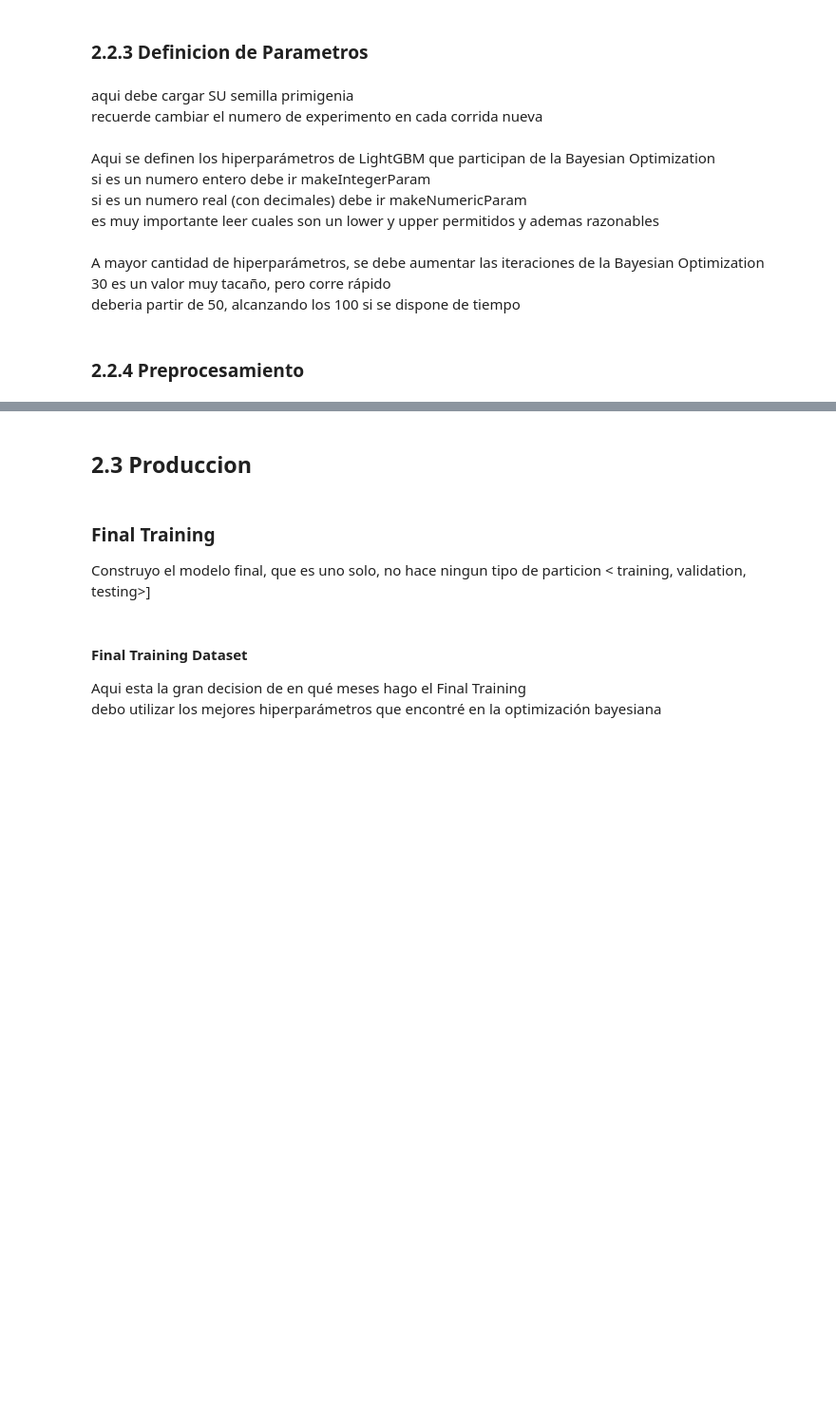
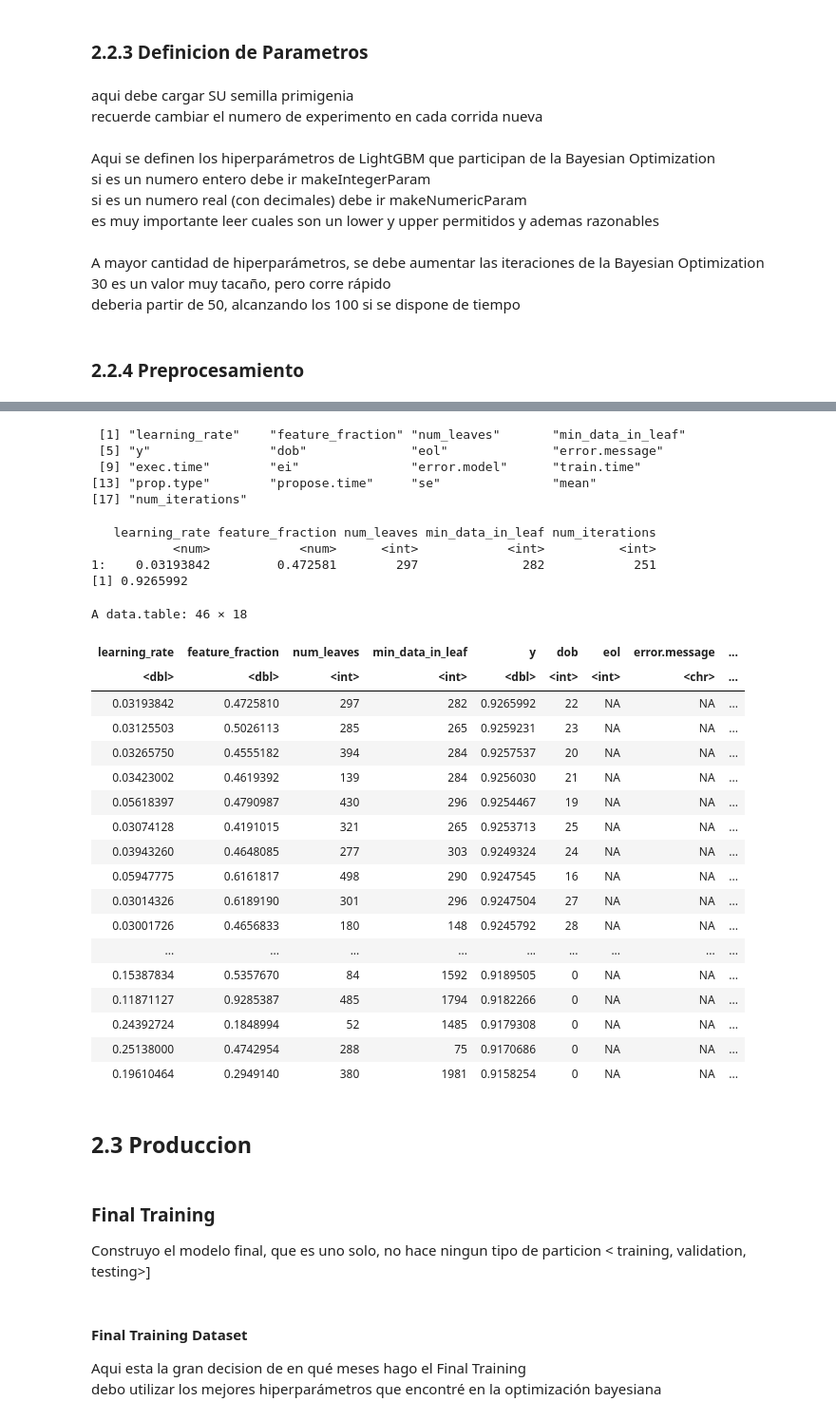
Before and after one commit to tomasroel/dmeyf2026, a Jupyter notebook: ensembles/z494_tareahogar_04_Trabajado_TR.ipynb, the cells around one changed output, grey strips where cells are left out. Shown at 95% size. Saved outputs shown, nothing was run; the diff lists cells and outputs as text; code cells hidden in the pictures; blank space fills up the shorter version.

```diff
--- a/ensembles/z494_tareahogar_04_Trabajado_TR.ipynb
+++ b/ensembles/z494_tareahogar_04_Trabajado_TR.ipynb
@@ -198,7 +275,7 @@ aqui debe cargar SU semilla primigenia
 # %%
 PARAM <- list()
 PARAM$experimento <- 4940
-PARAM$semilla_primigenia <- 290497
+PARAM$semilla_primigenia <- 911341
 # %%
 # training y future
 PARAM$train <- c(202104)
@@ -248,7 +325,8 @@ PARAM$lgbm$param_fijos <-  list(
 
   extra_trees= FALSE,
 
-  num_iterations= 1200,
+  early_stopping_rounds= 200L,   # Early Stopping. Nuevo, agregado. Frena el algoritmo si pasan 200 rondas sin mejorar el AUC
+  num_iterations= 2048L,         # <- funciona como techo. No siempre se hacen esta cantidad de iteraciones.
   learning_rate= 0.02,
   feature_fraction= 0.5,
   num_leaves= 750,
@@ -262,11 +340,10 @@ Aqui se definen los hiperparámetros de LightGBM que participan de la Bayesian O
 # %%
 # Aqui se cargan los bordes de los hiperparametros de la BO
 PARAM$hypeparametertuning$hs <- makeParamSet(
-  makeIntegerParam("num_iterations", lower= 8L, upper= 2048L),
-  makeNumericParam("learning_rate", lower= 0.01, upper= 0.3),
+  makeNumericParam("learning_rate", lower= 0.03, upper= 0.3),
   makeNumericParam("feature_fraction", lower= 0.1, upper= 1.0),
-  makeIntegerParam("num_leaves", lower= 8L, upper= 2048L),
-  makeIntegerParam("min_data_in_leaf", lower= 1L, upper= 8000L)
+  makeIntegerParam("num_leaves", lower= 8L, upper= 512L),
+  makeIntegerParam("min_data_in_leaf", lower= 20L, upper= 2000L)
 )
 # %% [markdown]
 A mayor cantidad de hiperparámetros, se debe aumentar las iteraciones de la Bayesian Optimization
@@ -385,10 +467,8 @@ ncol(dtrain)
 
 EstimarGanancia_AUC_lightgbm <- function(x) {
 
-  # x pisa (o agrega) a param_fijos
   param_completo <- modifyList(PARAM$lgbm$param_fijos, x)
 
-  # entreno LightGBM
   modelocv <- lgb.cv(
     data= dtrain,
     nfold= PARAM$hyperparametertuning$xval_folds,
@@ -396,14 +476,19 @@ EstimarGanancia_AUC_lightgbm <- function(x) {
     param= param_completo
   )
 
-  # obtengo la ganancia
   AUC <- modelocv$best_score
 
-  # hago espacio en la memoria
+  # cantidad de arboles que el early stopping encontro optima
+  iteracion_optima <- modelocv$best_iter        # <-- AGREGAR
+
   rm(modelocv)
   gc(full= TRUE, verbose= FALSE)
 
-  message(format(Sys.time(), "%a %b %d %X %Y"), " AUC ", AUC)
+  message(format(Sys.time(), "%a %b %d %X %Y"),
+          " AUC ", AUC, "  iter ", iteracion_optima)
+
+  # mlrMBO guarda esto como columna extra en el opt.path
+  attr(AUC, "extras") <- list(num_iterations= iteracion_optima)   # <-- AGREGAR
 
   return(AUC)
 }
@@ -467,6 +570,12 @@ if (!file.exists(kbayesiana)) {
 
 tb_bayesiana <- as.data.table(bayesiana_salida$opt.path)
 colnames( tb_bayesiana)
+# %% [output]
+ [1] "learning_rate"    "feature_fraction" "num_leaves"       "min_data_in_leaf"
+ [5] "y"                "dob"              "eol"              "error.message"
+ [9] "exec.time"        "ei"               "error.model"      "train.time"
+[13] "prop.type"        "propose.time"     "se"               "mean"
+[17] "num_iterations"
 # %%
 # almaceno los resultados de la Bayesian Optimization
 # y capturo los mejores hiperparametros encontrados
@@ -500,6 +609,33 @@ write_yaml( PARAM, file="PARAM.yml")
 # %%
 print(PARAM$out$lgbm$mejores_hiperparametros)
 print(PARAM$out$lgbm$y)
+# %% [output]
+   learning_rate feature_fraction num_leaves min_data_in_leaf num_iterations
+           <num>            <num>      <int>            <int>          <int>
+1:    0.03193842         0.472581        297              282            251
+[1] 0.9265992
+# %%
+tb_bayesiana
+# %% [output]
+A data.table: 46 × 18
+| learning_rate | feature_fraction | num_leaves | min_data_in_leaf | y | dob | eol | error.message | ... |
+| <dbl> | <dbl> | <int> | <int> | <dbl> | <int> | <int> | <chr> | ... |
+| 0.03193842 | 0.4725810 | 297 | 282 | 0.9265992 | 22 | NA | NA | ... |
+| 0.03125503 | 0.5026113 | 285 | 265 | 0.9259231 | 23 | NA | NA | ... |
+| 0.03265750 | 0.4555182 | 394 | 284 | 0.9257537 | 20 | NA | NA | ... |
+| 0.03423002 | 0.4619392 | 139 | 284 | 0.9256030 | 21 | NA | NA | ... |
+| 0.05618397 | 0.4790987 | 430 | 296 | 0.9254467 | 19 | NA | NA | ... |
+| 0.03074128 | 0.4191015 | 321 | 265 | 0.9253713 | 25 | NA | NA | ... |
+| 0.03943260 | 0.4648085 | 277 | 303 | 0.9249324 | 24 | NA | NA | ... |
+| 0.05947775 | 0.6161817 | 498 | 290 | 0.9247545 | 16 | NA | NA | ... |
+| 0.03014326 | 0.6189190 | 301 | 296 | 0.9247504 | 27 | NA | NA | ... |
+| 0.03001726 | 0.4656833 | 180 | 148 | 0.9245792 | 28 | NA | NA | ... |
+| ... | ... | ... | ... | ... | ... | ... | ... | ... |
+| 0.15387834 | 0.5357670 | 84 | 1592 | 0.9189505 | 0 | NA | NA | ... |
+| 0.11871127 | 0.9285387 | 485 | 1794 | 0.9182266 | 0 | NA | NA | ... |
+| 0.24392724 | 0.1848994 | 52 | 1485 | 0.9179308 | 0 | NA | NA | ... |
+| 0.25138000 | 0.4742954 | 288 | 75 | 0.9170686 | 0 | NA | NA | ... |
+| 0.19610464 | 0.2949140 | 380 | 1981 | 0.9158254 | 0 | NA | NA | ... |
 # %% [markdown]
 ## 2.3  Produccion
 # %% [markdown]
```
Also changed, not shown: parts of 25 cells of this notebook.
